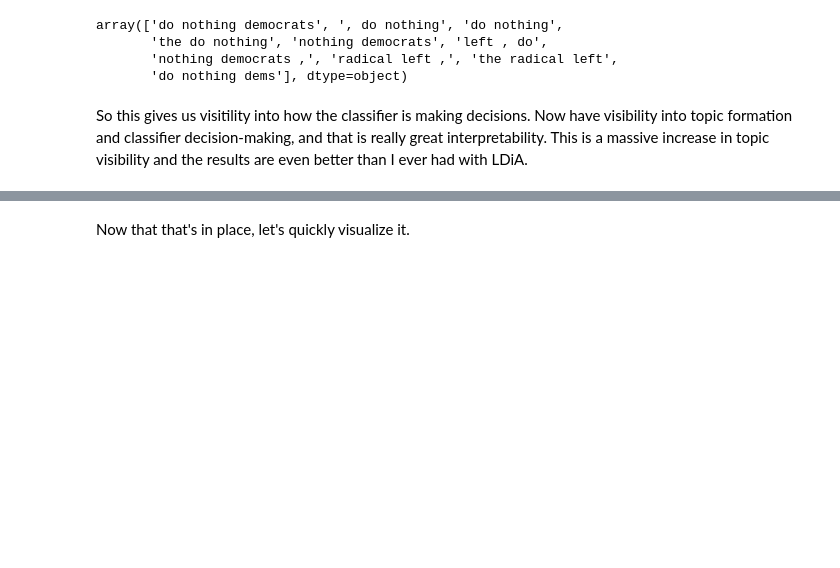
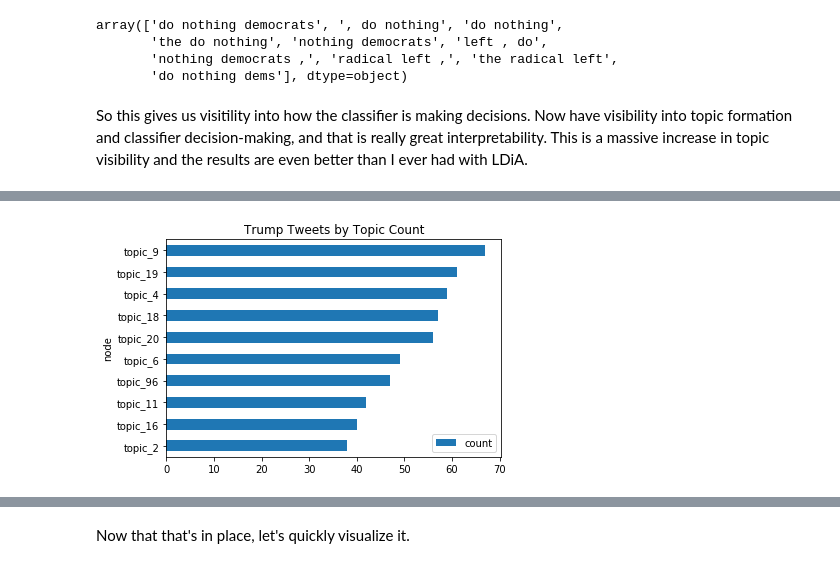
Before and after one commit to itsgorain/100DaysOfNLP, a Jupyter notebook: twitter_trump_hostile_clf_interpretable_extreme.ipynb, the cells around one changed output, grey strips where cells are left out. Cells and saved outputs as stored; diff of their text form; code cells hidden in the pictures; blank space fills up the shorter version.

```diff
--- a/twitter_trump_hostile_clf_interpretable_extreme.ipynb
+++ b/twitter_trump_hostile_clf_interpretable_extreme.ipynb
@@ -533,0 +514,9 @@ Even from class_df, though, we can see which topics are associated with the most
+# %%
+degree_df = pd.DataFrame(G.degree()).sort_values(1, ascending=False)
+degree_df.columns = ['node', 'count']
+degree_df = degree_df[degree_df['node'].astype(str).str.contains('topic')] # only keep topics
+degree_df.set_index('node', inplace=True)
+degree_df[0:10].plot.barh(title='Trump Tweets by Topic Count')
+plt.gca().invert_yaxis()
+# %% [output]
+[figure, added]
```
Also changed, not shown: parts of 26 cells of this notebook.
